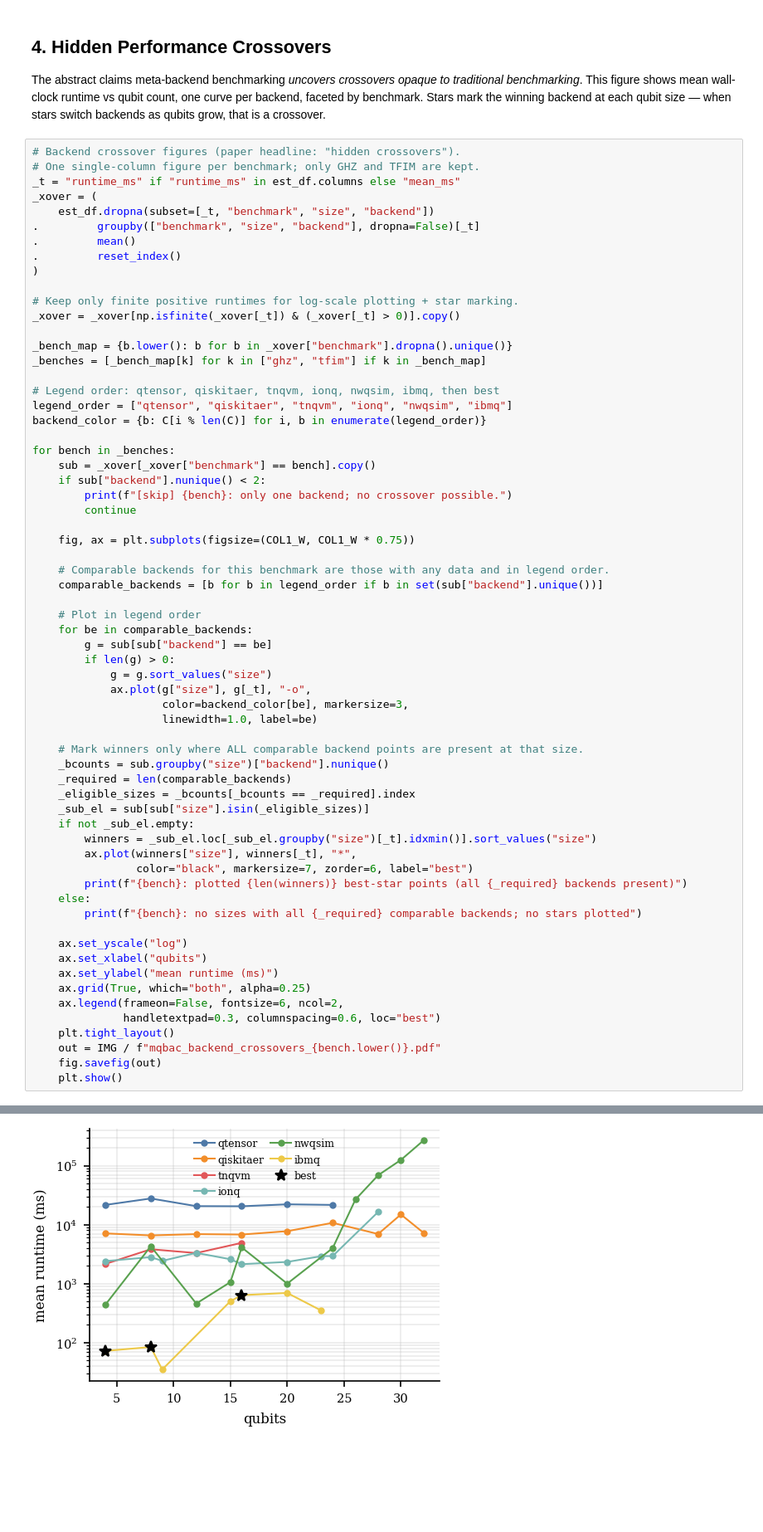
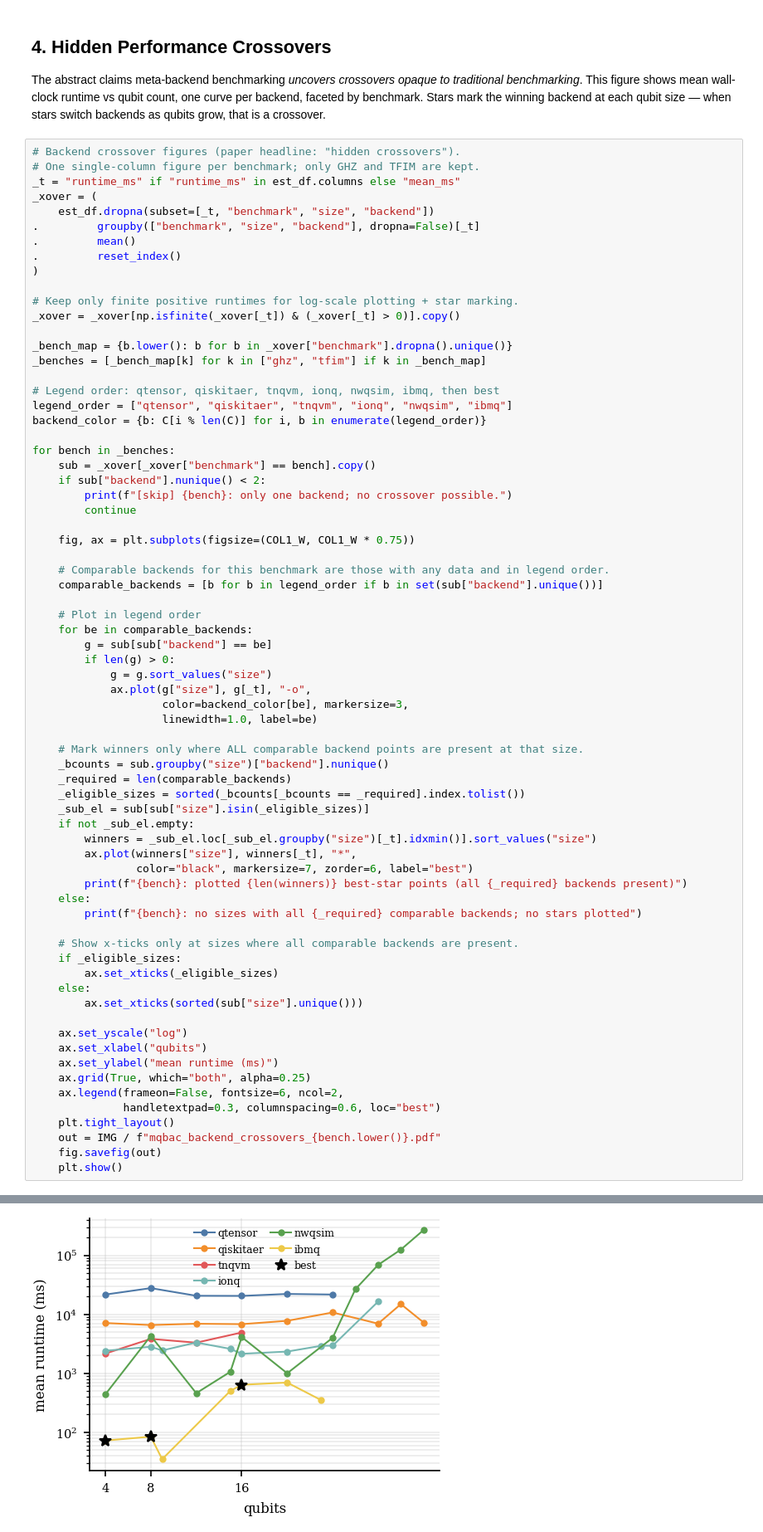
Before and after one commit to srikarchundury/MQBac, a Jupyter notebook: 2_model.ipynb, the cells around one changed output, grey strips where cells are left out. Shown at 83% size. Saved outputs shown, nothing was run; the diff lists cells and outputs as text; blank space fills up the shorter version.

```diff
--- a/2_model.ipynb
+++ b/2_model.ipynb
@@ -770,33 +771,39 @@ for bench in _benches:
         if len(g) > 0:
             g = g.sort_values("size")
             ax.plot(g["size"], g[_t], "-o",
                     color=backend_color[be], markersize=3,
                     linewidth=1.0, label=be)
 
     # Mark winners only where ALL comparable backend points are present at that size.
     _bcounts = sub.groupby("size")["backend"].nunique()
     _required = len(comparable_backends)
-    _eligible_sizes = _bcounts[_bcounts == _required].index
+    _eligible_sizes = sorted(_bcounts[_bcounts == _required].index.tolist())
     _sub_el = sub[sub["size"].isin(_eligible_sizes)]
     if not _sub_el.empty:
         winners = _sub_el.loc[_sub_el.groupby("size")[_t].idxmin()].sort_values("size")
         ax.plot(winners["size"], winners[_t], "*",
                 color="black", markersize=7, zorder=6, label="best")
         print(f"{bench}: plotted {len(winners)} best-star points (all {_required} backends present)")
     else:
         print(f"{bench}: no sizes with all {_required} comparable backends; no stars plotted")
+
+    # Show x-ticks only at sizes where all comparable backends are present.
+    if _eligible_sizes:
+        ax.set_xticks(_eligible_sizes)
+    else:
+        ax.set_xticks(sorted(sub["size"].unique()))
 
     ax.set_yscale("log")
     ax.set_xlabel("qubits")
     ax.set_ylabel("mean runtime (ms)")
     ax.grid(True, which="both", alpha=0.25)
     ax.legend(frameon=False, fontsize=6, ncol=2,
               handletextpad=0.3, columnspacing=0.6, loc="best")
     plt.tight_layout()
     out = IMG / f"mqbac_backend_crossovers_{bench.lower()}.pdf"
     fig.savefig(out)
     plt.show()
 # %% [output]
 ghz: plotted 3 best-star points (all 6 backends present)
-[figure, old version]
+[figure, new version]
 tfim: plotted 3 best-star points (all 6 backends present)
```
Also changed, not shown: parts of 4 cells of this notebook, 14 other files.
